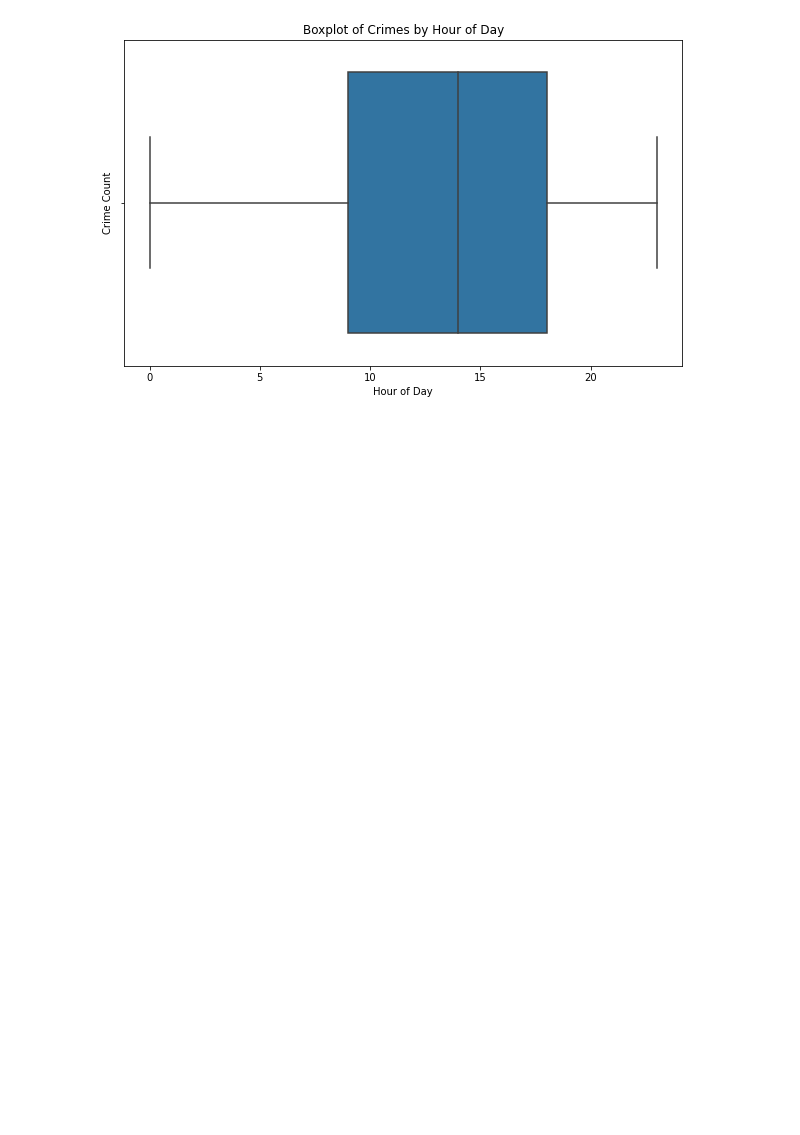
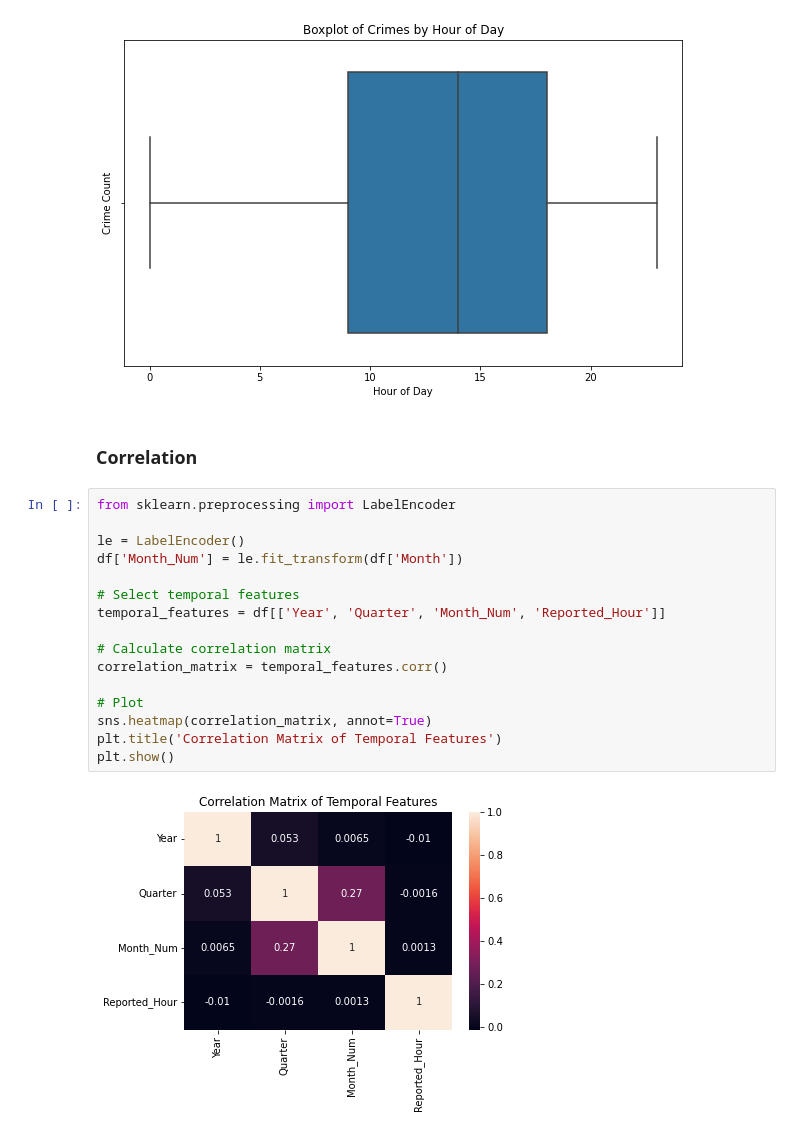
Before and after one commit to LindseySully/Kansas-City-Crime-Analysis, a Jupyter notebook: Crime_Analysis_EDA.ipynb, the cells around one changed output. Drawn from its saved outputs; the diff is of its cells as text; blank space fills up the shorter version.

```diff
--- a/Crime_Analysis_EDA.ipynb
+++ b/Crime_Analysis_EDA.ipynb
@@ -283,3 +283,23 @@ plt.ylabel('Crime Count')
 plt.show()
 # %% [output]
 [figure]
+# %% [markdown]
+### Correlation
+# %%
+from sklearn.preprocessing import LabelEncoder
+
+le = LabelEncoder()
+df['Month_Num'] = le.fit_transform(df['Month'])
+
+# Select temporal features
+temporal_features = df[['Year', 'Quarter', 'Month_Num', 'Reported_Hour']]
+
+# Calculate correlation matrix
+correlation_matrix = temporal_features.corr()
+
+# Plot
+sns.heatmap(correlation_matrix, annot=True)
+plt.title('Correlation Matrix of Temporal Features')
+plt.show()
+# %% [output]
+[figure, added]
```
